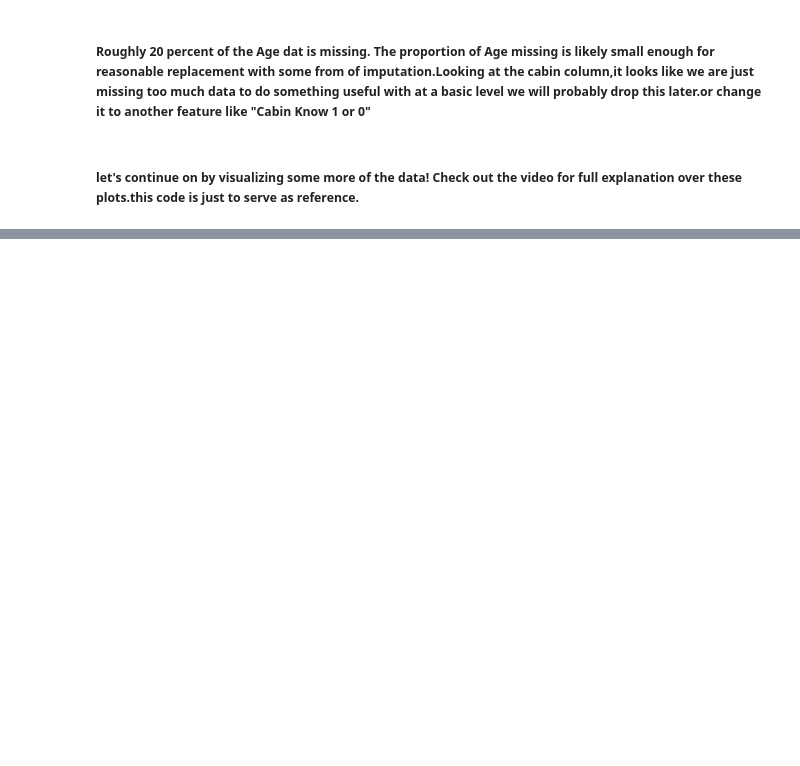
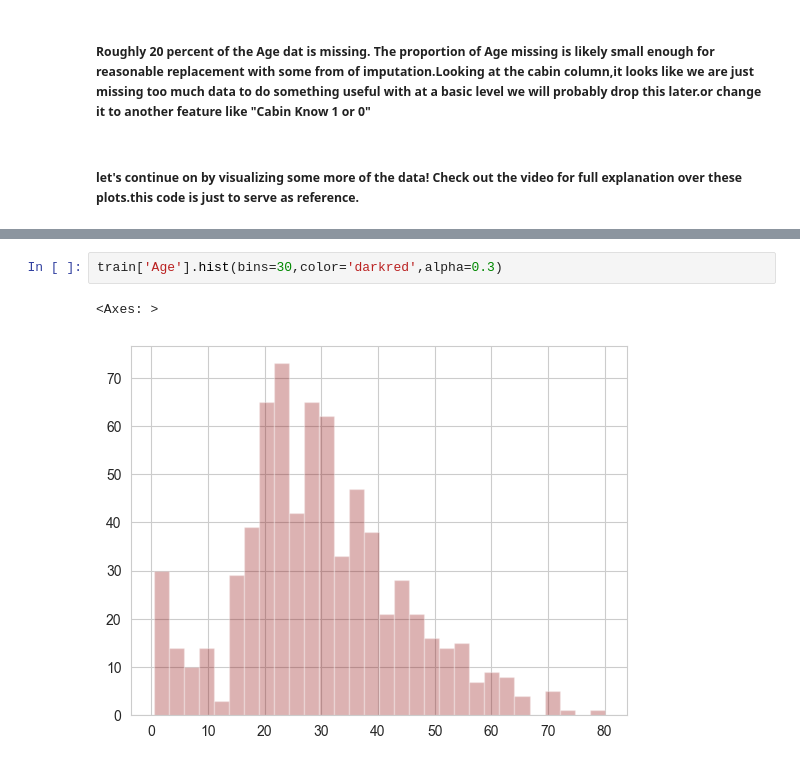
Before and after one commit to akshhikify/akshhikify, a Jupyter notebook: Exploratory Data Analysis(EDA).ipynb, the cells around one changed output, grey strips where cells are left out. Drawn from its saved outputs; the diff is of its cells as text; blank space fills up the shorter version.

```diff
--- a/Exploratory Data Analysis(EDA).ipynb
+++ b/Exploratory Data Analysis(EDA).ipynb
@@ -75,0 +100,5 @@ sns.countplot(x='Survived', data=train)
+# %%
+train['Age'].hist(bins=30,color='darkred',alpha=0.3)
+# %% [output]
+<Axes: >
+[figure, added]
```
Also changed, not shown: parts of 36 cells of this notebook.
